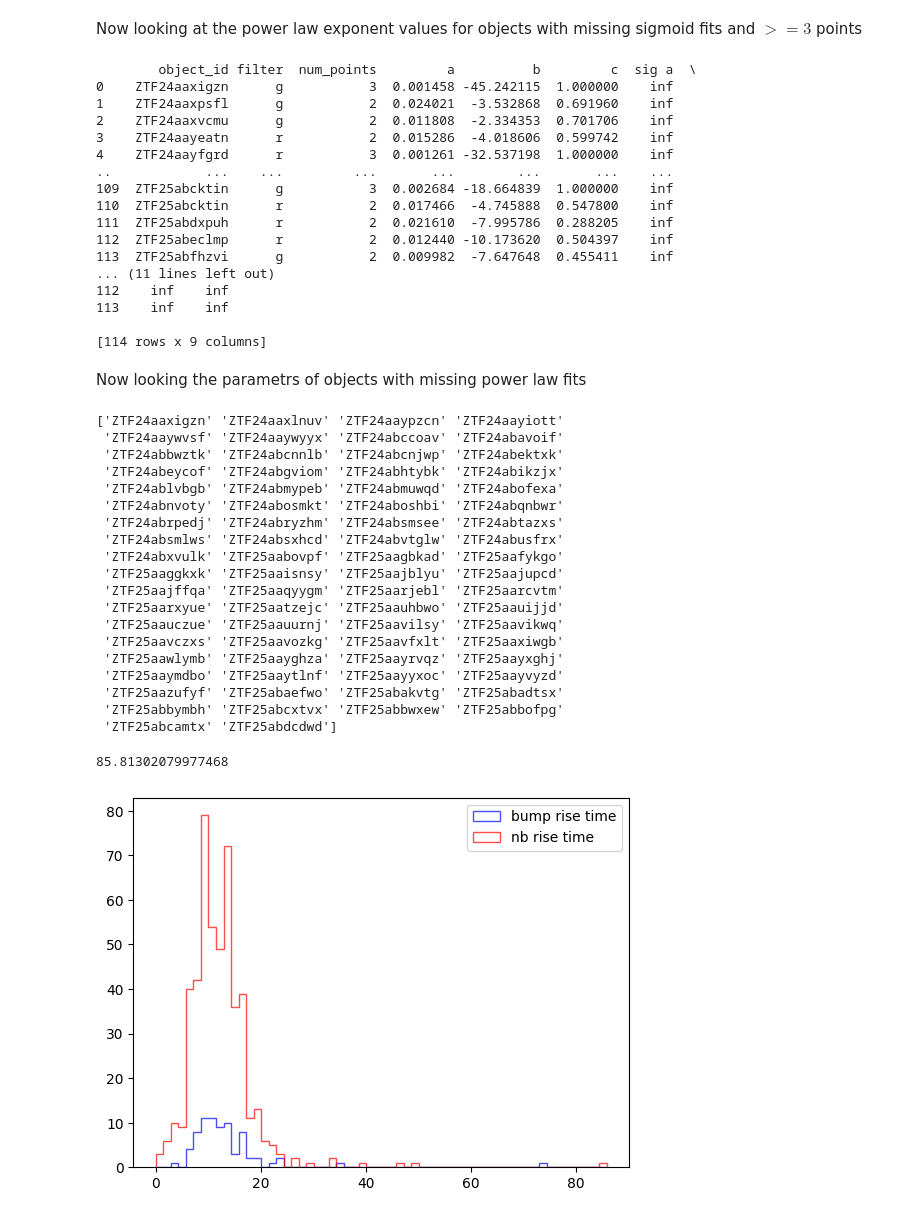
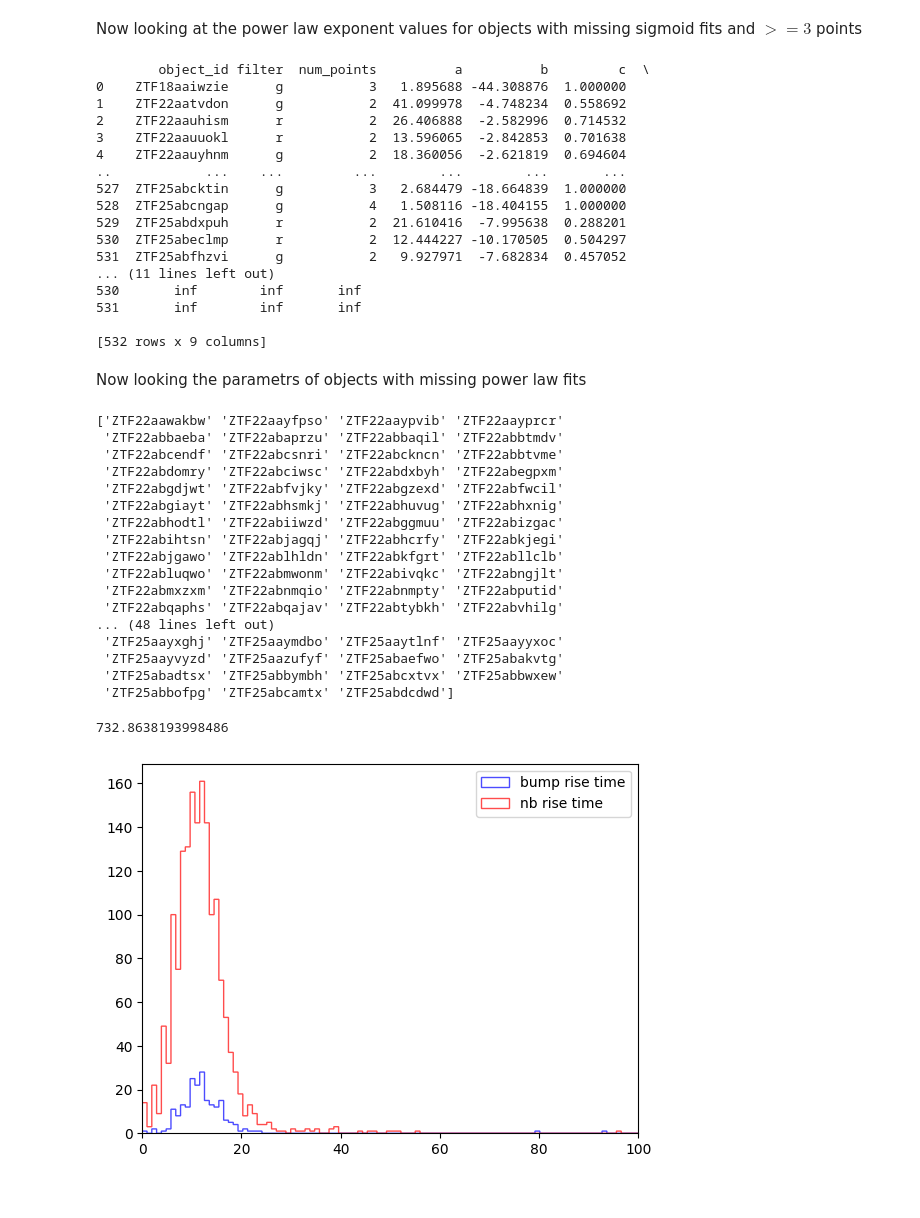
Before and after one commit to KRTRibb/SALT2-analysis, a Jupyter notebook: notebooks/flux_fit_notebooks/flux_fit50%_comparisons.ipynb, the cells around one changed output. Saved outputs shown, nothing was run; the diff lists cells and outputs as text; code cells hidden in the pictures.

```diff
--- a/notebooks/flux_fit_notebooks/flux_fit50%_comparisons.ipynb
+++ b/notebooks/flux_fit_notebooks/flux_fit50%_comparisons.ipynb
@@ -10,8 +10,8 @@ import os
 import math
 from itertools import product
 
-prob_threshold = 0.5
-pdf = pd.read_csv(f"/Users/kai/Desktop/Coding/Python/Swinburne/flux_plots_{100*prob_threshold}%_confidence/evaluation_updated.csv")
+flux_fits_file_path = "/Users/kai/Desktop/Coding/Python/Swinburne/SALT2_analysis/data/raw/flux_fits_data.csv"
+pdf = pd.read_csv(flux_fits_file_path)
 # %%
 # Load the parameters for each model and filter into a dictionary
 params_dict = {}
@@ -2768,23 +2775,23 @@ pdf_missing_sigmoid = pd.DataFrame(results, columns=['object_id', 'filter', 'num
 
 print(pdf_missing_sigmoid)
 # %% [output]
-        object_id filter  num_points         a          b         c  sig a  \
-0    ZTF24aaxigzn      g           3  0.001458 -45.242115  1.000000    inf
-1    ZTF24aaxpsfl      g           2  0.024021  -3.532868  0.691960    inf
-2    ZTF24aaxvcmu      g           2  0.011808  -2.334353  0.701706    inf
-3    ZTF24aayeatn      r           2  0.015286  -4.018606  0.599742    inf
-4    ZTF24aayfgrd      r           3  0.001261 -32.537198  1.000000    inf
-..            ...    ...         ...       ...        ...       ...    ...
-109  ZTF25abcktin      g           3  0.002684 -18.664839  1.000000    inf
-110  ZTF25abcktin      r           2  0.017466  -4.745888  0.547800    inf
-111  ZTF25abdxpuh      r           2  0.021610  -7.995786  0.288205    inf
-112  ZTF25abeclmp      r           2  0.012440 -10.173620  0.504397    inf
-113  ZTF25abfhzvi      g           2  0.009982  -7.647648  0.455411    inf
+        object_id filter  num_points          a          b         c  \
+0    ZTF18aaiwzie      g           3   1.895688 -44.308876  1.000000
+1    ZTF22aatvdon      g           2  41.099978  -4.748234  0.558692
+2    ZTF22aauhism      r           2  26.406888  -2.582996  0.714532
+3    ZTF22aauuokl      r           2  13.596065  -2.842853  0.701638
+4    ZTF22aauyhnm      g           2  18.360056  -2.621819  0.694604
+..            ...    ...         ...        ...        ...       ...
+527  ZTF25abcktin      g           3   2.684479 -18.664839  1.000000
+528  ZTF25abcngap      g           4   1.508116 -18.404155  1.000000
+529  ZTF25abdxpuh      r           2  21.610416  -7.995638  0.288201
+530  ZTF25abeclmp      r           2  12.444227 -10.170505  0.504297
+531  ZTF25abfhzvi      g           2   9.927971  -7.682834  0.457052
 ... (11 lines left out)
-112    inf    inf
-113    inf    inf
+530       inf        inf       inf
+531       inf        inf       inf
 
-[114 rows x 9 columns]
+[532 rows x 9 columns]
 # %% [markdown]
 Now looking the parametrs of objects with missing power law fits
 # %%
@@ -2819,44 +2826,42 @@ pdf_missing_power = pd.DataFrame(
 pdf_bump = pdf[maskBump]
 print(pdf_bump['object id'].unique())
 # %% [output]
-['ZTF24aaxigzn' 'ZTF24aaxlnuv' 'ZTF24aaypzcn' 'ZTF24aayiott'
- 'ZTF24aaywvsf' 'ZTF24aaywyyx' 'ZTF24abccoav' 'ZTF24abavoif'
- 'ZTF24abbwztk' 'ZTF24abcnnlb' 'ZTF24abcnjwp' 'ZTF24abektxk'
- 'ZTF24abeycof' 'ZTF24abgviom' 'ZTF24abhtybk' 'ZTF24abikzjx'
- 'ZTF24ablvbgb' 'ZTF24abmypeb' 'ZTF24abmuwqd' 'ZTF24abofexa'
- 'ZTF24abnvoty' 'ZTF24abosmkt' 'ZTF24aboshbi' 'ZTF24abqnbwr'
- 'ZTF24abrpedj' 'ZTF24abryzhm' 'ZTF24absmsee' 'ZTF24abtazxs'
- 'ZTF24absmlws' 'ZTF24absxhcd' 'ZTF24abvtglw' 'ZTF24abusfrx'
- 'ZTF24abxvulk' 'ZTF25aabovpf' 'ZTF25aagbkad' 'ZTF25aafykgo'
- 'ZTF25aaggkxk' 'ZTF25aaisnsy' 'ZTF25aajblyu' 'ZTF25aajupcd'
- 'ZTF25aajffqa' 'ZTF25aaqyygm' 'ZTF25aarjebl' 'ZTF25aarcvtm'
- 'ZTF25aarxyue' 'ZTF25aatzejc' 'ZTF25aauhbwo' 'ZTF25aauijjd'
- 'ZTF25aauczue' 'ZTF25aauurnj' 'ZTF25aavilsy' 'ZTF25aavikwq'
- 'ZTF25aavczxs' 'ZTF25aavozkg' 'ZTF25aavfxlt' 'ZTF25aaxiwgb'
- 'ZTF25aawlymb' 'ZTF25aayghza' 'ZTF25aayrvqz' 'ZTF25aayxghj'
- 'ZTF25aaymdbo' 'ZTF25aaytlnf' 'ZTF25aayyxoc' 'ZTF25aayvyzd'
- 'ZTF25aazufyf' 'ZTF25abaefwo' 'ZTF25abakvtg' 'ZTF25abadtsx'
- 'ZTF25abbymbh' 'ZTF25abcxtvx' 'ZTF25abbwxew' 'ZTF25abbofpg'
- 'ZTF25abcamtx' 'ZTF25abdcdwd']
+['ZTF22aawakbw' 'ZTF22aayfpso' 'ZTF22aaypvib' 'ZTF22aayprcr'
+ 'ZTF22abbaeba' 'ZTF22abaprzu' 'ZTF22abbaqil' 'ZTF22abbtmdv'
+ 'ZTF22abcendf' 'ZTF22abcsnri' 'ZTF22abckncn' 'ZTF22abbtvme'
+ 'ZTF22abdomry' 'ZTF22abciwsc' 'ZTF22abdxbyh' 'ZTF22abegpxm'
+ 'ZTF22abgdjwt' 'ZTF22abfvjky' 'ZTF22abgzexd' 'ZTF22abfwcil'
+ 'ZTF22abgiayt' 'ZTF22abhsmkj' 'ZTF22abhuvug' 'ZTF22abhxnig'
+ 'ZTF22abhodtl' 'ZTF22abiiwzd' 'ZTF22abggmuu' 'ZTF22abizgac'
+ 'ZTF22abihtsn' 'ZTF22abjagqj' 'ZTF22abhcrfy' 'ZTF22abkjegi'
+ 'ZTF22abjgawo' 'ZTF22ablhldn' 'ZTF22abkfgrt' 'ZTF22abllclb'
+ 'ZTF22abluqwo' 'ZTF22abmwonm' 'ZTF22abivqkc' 'ZTF22abngjlt'
+ 'ZTF22abmxzxm' 'ZTF22abnmqio' 'ZTF22abnmpty' 'ZTF22abputid'
+ 'ZTF22abqaphs' 'ZTF22abqajav' 'ZTF22abtybkh' 'ZTF22abvhilg'
+... (48 lines left out)
+ 'ZTF25aayxghj' 'ZTF25aaymdbo' 'ZTF25aaytlnf' 'ZTF25aayyxoc'
+ 'ZTF25aayvyzd' 'ZTF25aazufyf' 'ZTF25abaefwo' 'ZTF25abakvtg'
+ 'ZTF25abadtsx' 'ZTF25abbymbh' 'ZTF25abcxtvx' 'ZTF25abbwxew'
+ 'ZTF25abbofpg' 'ZTF25abcamtx' 'ZTF25abdcdwd']
 # %%
 maskBump = pdf_unique['color change'] == 'bump'
 
 bump_rise_time = pdf_unique[maskBump]['rise_time']
 nb_rise_time = pdf_unique[~maskBump]['rise_time']
 
 total_rt_data = np.concatenate((bump_rise_time, nb_rise_time))
 print(max(total_rt_data))
 data_min, data_max = np.min(total_rt_data), np.max(total_rt_data)
 q25, q75 = np.percentile(total_rt_data, [25, 75])
 iqr = q75 - q25
 bin_width = 2 * iqr / (len(total_rt_data) ** (1/3))
 binning = np.arange(data_min, data_max + bin_width, bin_width)
 
 plt.hist(bump_rise_time, bins=binning, color='blue', label='bump rise time', histtype='step', alpha=0.7)
 plt.hist(nb_rise_time, bins=binning, color='red', label='nb rise time', histtype='step', alpha=0.7)
-
+plt.xlim(0, 100)
 plt.legend()
 plt.show()
 # %% [output]
-85.81302079977468
+732.8638193998486
-[figure, old version]
+[figure, new version]
```
Also changed, not shown: parts of 44 cells of this notebook, 25 other files.
